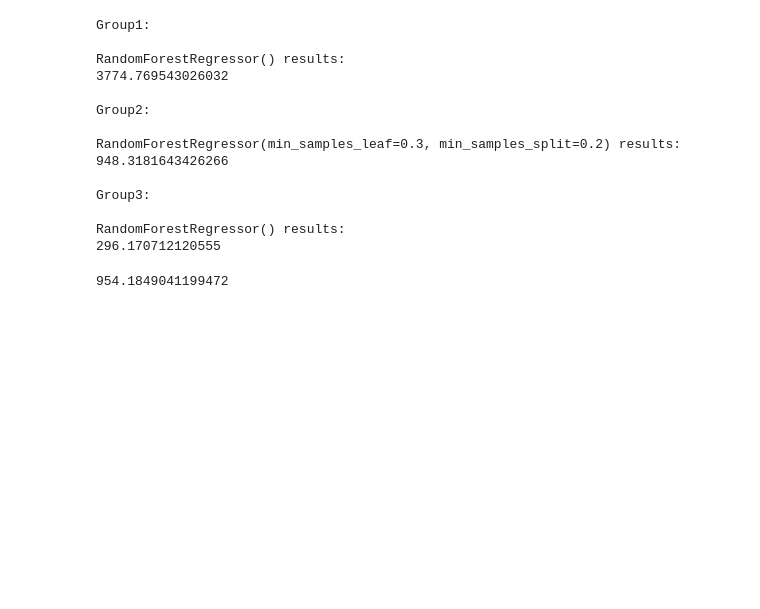
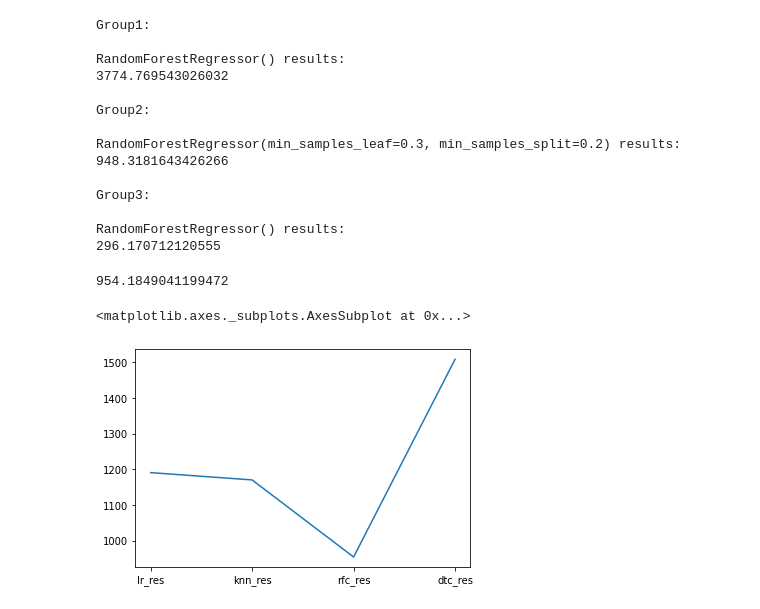
Before and after one commit to MahyarFardin/Sikit-Learn, a Jupyter notebook: Supervised-Learning/Insurance-charges/preprocessed_dataAndModel/Insurance_Charges_Predicion_withoutTuneAndLabelScale.ipynb, the cells around one changed output. Drawn from its saved outputs; the diff is of its cells as text; code cells hidden in the pictures; blank space fills up the shorter version.

```diff
--- a/Supervised-Learning/Insurance-charges/preprocessed_dataAndModel/Insurance_Charges_Predicion_withoutTuneAndLabelScale.ipynb
+++ b/Supervised-Learning/Insurance-charges/preprocessed_dataAndModel/Insurance_Charges_Predicion_withoutTuneAndLabelScale.ipynb
@@ -194,7 +194,8 @@ Group3:
 LinearRegression() results:
 534.5631784437014
 # %%
-print((lr_m1*len(xtest1)+lr_m2*len(xtest2)+lr_m3*len(xtest3))/(len(xtest1)+len(xtest2)+len(xtest3)))
+lr_res=(lr_m1*len(xtest1)+lr_m2*len(xtest2)+lr_m3*len(xtest3))/(len(xtest1)+len(xtest2)+len(xtest3))
+print(lr_res)
 # %% [output]
 1190.7279596840483
 # %%
@@ -244,7 +245,8 @@ Group3:
 KNeighborsRegressor(n_neighbors=3) results:
 527.9197241782282
 # %%
-print((knn_m1*len(xtest1)+knn_m2*len(xtest2)+knn_m3*len(xtest3))/(len(xtest1)+len(xtest2)+len(xtest3)))
+knn_res=(knn_m1*len(xtest1)+knn_m2*len(xtest2)+knn_m3*len(xtest3))/(len(xtest1)+len(xtest2)+len(xtest3))
+print(knn_res)
 # %% [output]
 1170.3075026601832
 # %%
@@ -293,7 +295,8 @@ DecisionTreeRegressor(max_depth=151, min_samples_leaf=0.1,
                       min_samples_split=0.1) results:
 880.8577126884852
 # %%
-print((dtc_m1*len(xtest1)+dtc_m2*len(xtest2)+dtc_m3*len(xtest3))/(len(xtest1)+len(xtest2)+len(xtest3)))
+dtc_res=(dtc_m1*len(xtest1)+dtc_m2*len(xtest2)+dtc_m3*len(xtest3))/(len(xtest1)+len(xtest2)+len(xtest3))
+print(dtc_res)
 # %% [output]
 1508.3327412516376
 # %%
@@ -338,6 +341,7 @@ Group3:
 RandomForestRegressor() results:
 296.170712120555
 # %%
-print((rfc_m1*len(xtest1)+rfc_m2*len(xtest2)+rfc_m3*len(xtest3))/(len(xtest1)+len(xtest2)+len(xtest3)))
+rfc_res=(rfc_m1*len(xtest1)+rfc_m2*len(xtest2)+rfc_m3*len(xtest3))/(len(xtest1)+len(xtest2)+len(xtest3))
+print(rfc_res)
 # %% [output]
 954.1849041199472
@@ -345,0 +348,5 @@ sns.histplot([lr_])
+# %%
+sns.lineplot(y=[lr_res,knn_res,rfc_res,dtc_res],x=["lr_res","knn_res","rfc_res","dtc_res"])
+# %% [output]
+<matplotlib.axes._subplots.AxesSubplot at 0x...>
+[figure, added]
```
Also changed, not shown: parts of 2 cells of this notebook.
